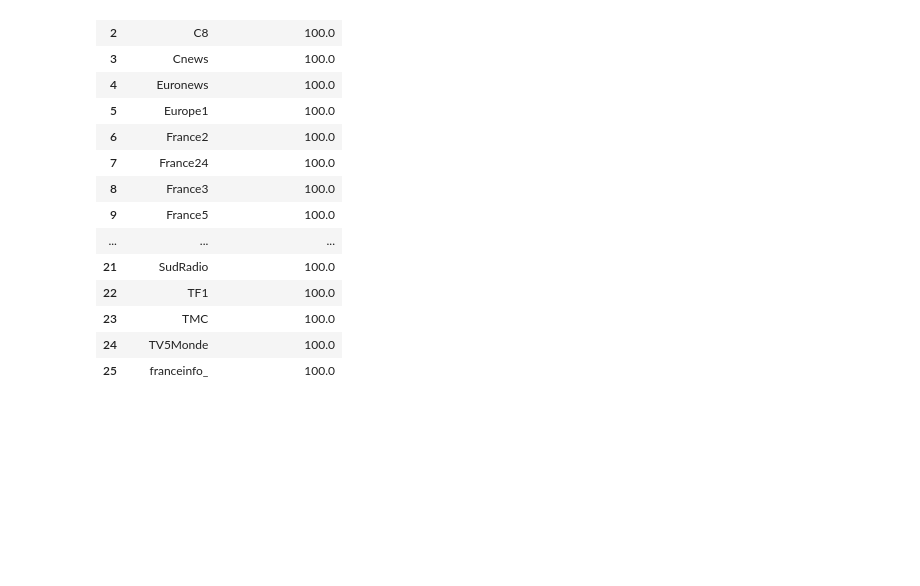
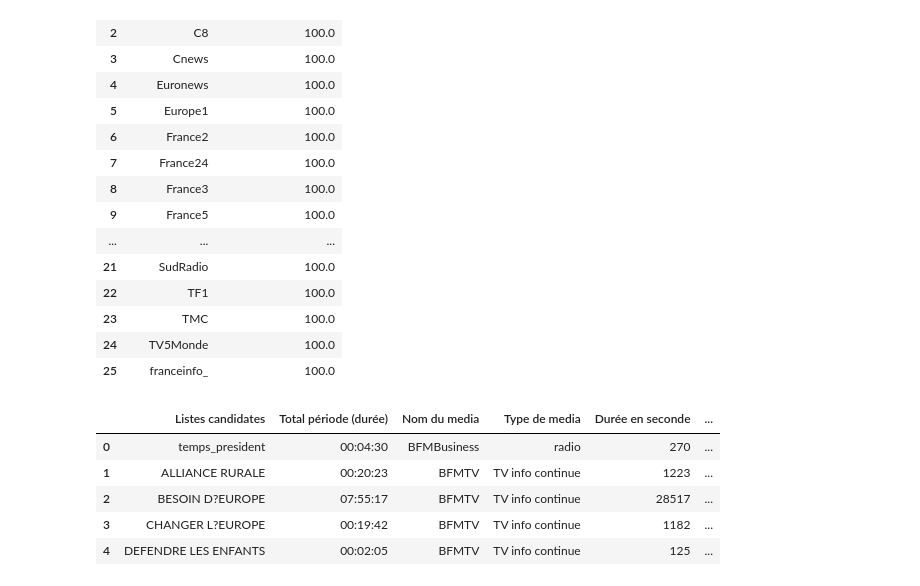
Before and after one commit to barrmath/temps_paroles_EU2024, a Jupyter notebook: data_prep.ipynb, the cells around one changed output. Saved outputs shown, nothing was run; the diff lists cells and outputs as text; code cells hidden in the pictures; blank space fills up the shorter version.

```diff
--- a/data_prep.ipynb
+++ b/data_prep.ipynb
@@ -201,0 +209,9 @@ temps_parole_EU2024.to_csv('donnee_contruite/temps_paroles_EU2024.csv',index=Fal
+# %%
+fichier.head()
+# %% [output]
+|  | Listes candidates | Total période (durée) | Nom du media | Type de media | Durée en seconde | ... |
+| 0 | temps_president | 00:04:30 | BFMBusiness | radio | 270 | ... |
+| 1 | ALLIANCE RURALE | 00:20:23 | BFMTV | TV info continue | 1223 | ... |
+| 2 | BESOIN D?EUROPE | 07:55:17 | BFMTV | TV info continue | 28517 | ... |
+| 3 | CHANGER L?EUROPE | 00:19:42 | BFMTV | TV info continue | 1182 | ... |
+| 4 | DEFENDRE LES ENFANTS | 00:02:05 | BFMTV | TV info continue | 125 | ... |
```
Also changed, not shown: parts of 5 cells of this notebook, 2 other files.
